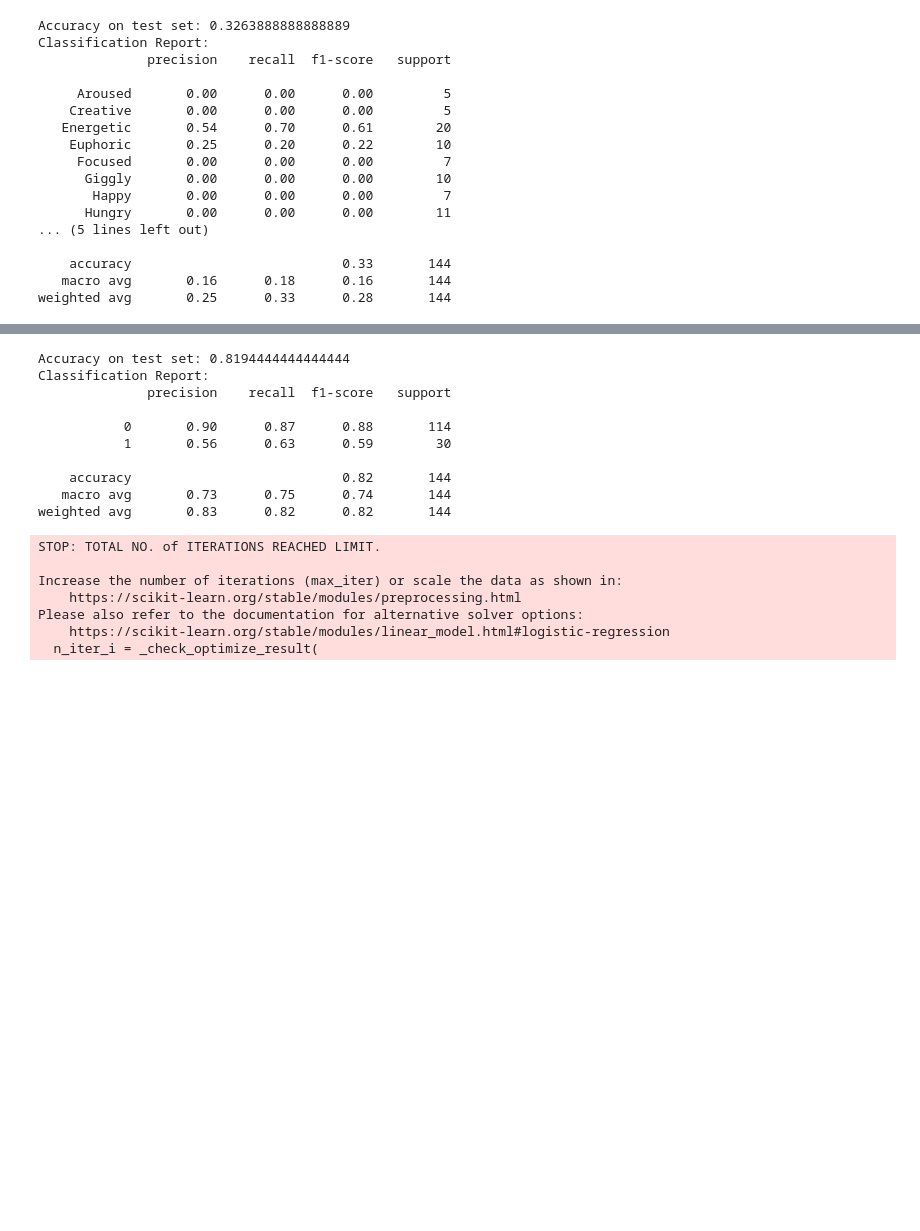
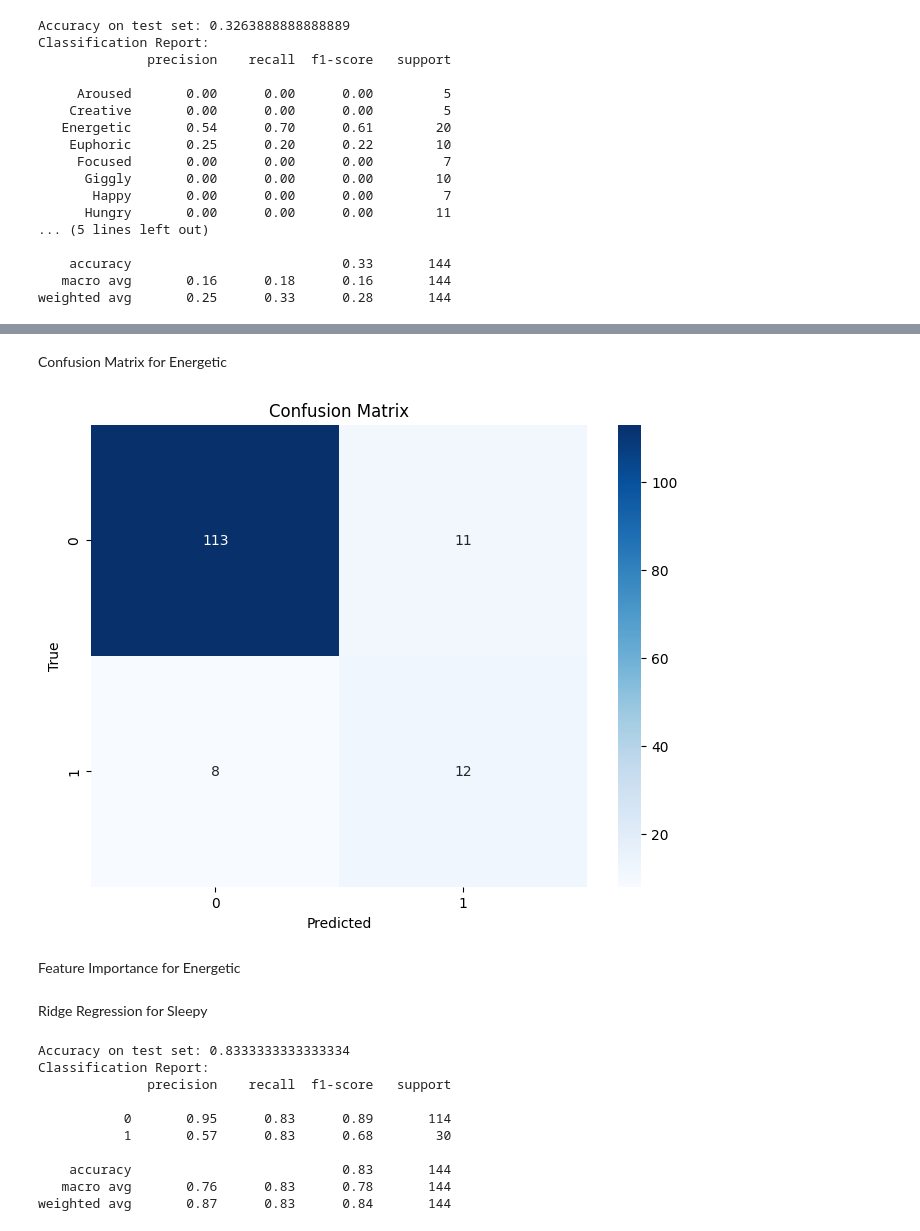
Before and after one commit to zeroday-zaddy/cs422-project, a Jupyter notebook: project.ipynb, the cells around one changed output, grey strips where cells are left out. Cells and saved outputs as stored; diff of their text form; code cells hidden in the pictures; blank space fills up the shorter version.

```diff
--- a/project.ipynb
+++ b/project.ipynb
@@ -229,7 +423,30 @@ Example using Binary Classification to determine if Main Effect is Sleepy
+# %% [markdown]
+Confusion Matrix for Energetic
+# %%
+from sklearn.metrics import confusion_matrix
+import seaborn as sns
+import matplotlib.pyplot as plt
+
+# Assuming you have the true labels y_test and predicted labels y_pred
+cm = confusion_matrix(y_test, y_pred)
+
+# Plot confusion matrix using seaborn
+plt.figure(figsize=(8, 6))
+sns.heatmap(cm, annot=True, fmt='d', cmap='Blues', xticklabels=['0', '1'], yticklabels=['0', '1'])
+plt.title('Confusion Matrix')
+plt.xlabel('Predicted')
+plt.ylabel('True')
+plt.show()
+# %% [output]
+[figure, added]
+# %% [markdown]
+Feature Importance for Energetic
+# %% [markdown]
+Ridge Regression for Sleepy
 # %%
 import pandas as pd
 from sklearn.model_selection import train_test_split
-from sklearn.linear_model import LogisticRegression
+from sklearn.linear_model import Ridge
 from sklearn.metrics import classification_report, accuracy_score
 
 # Load data from CSV
@@ -254,32 +471,28 @@ X_encoded = pd.get_dummies(X)
 # Split the data
 X_train, X_test, y_train, y_test = train_test_split(X_encoded, y, stratify=y, random_state=42)
 
-# Create and train a Logistic Regression model
-logistic_regression = LogisticRegression(random_state=42)
-logistic_regression.fit(X_train, y_train)
+# Create and train a Ridge Regression model
+ridge_regression = Ridge(random_state=42)
+ridge_regression.fit(X_train, y_train)
 
 # Make predictions
-y_pred = logistic_regression.predict(X_test)
+y_pred = ridge_regression.predict(X_test)
+
+# Convert predictions to binary (1 or 0)
+y_pred_binary = (y_pred > 0.5).astype(int)
 
 # Evaluate the model
-print("Accuracy on test set:", accuracy_score(y_test, y_pred))
+print("Accuracy on test set:", accuracy_score(y_test, y_pred_binary))
 print("Classification Report:")
-print(classification_report(y_test, y_pred))
+print(classification_report(y_test, y_pred_binary))
 # %% [output]
-Accuracy on test set: 0.8194444444444444
+Accuracy on test set: 0.8333333333333334
 Classification Report:
               precision    recall  f1-score   support
 
-           0       0.90      0.87      0.88       114
-           1       0.56      0.63      0.59        30
+           0       0.95      0.83      0.89       114
+           1       0.57      0.83      0.68        30
 
-    accuracy                           0.82       144
-   macro avg       0.73      0.75      0.74       144
-weighted avg       0.83      0.82      0.82       144
+    accuracy                           0.83       144
+   macro avg       0.76      0.83      0.78       144
+weighted avg       0.87      0.83      0.84       144
-STOP: TOTAL NO. of ITERATIONS REACHED LIMIT.
-
-Increase the number of iterations (max_iter) or scale the data as shown in:
-    https://scikit-learn.org/stable/modules/preprocessing.html
-Please also refer to the documentation for alternative solver options:
-    https://scikit-learn.org/stable/modules/linear_model.html#logistic-regression
-  n_iter_i = _check_optimize_result(
```
Also changed, not shown: parts of 16 cells of this notebook.
